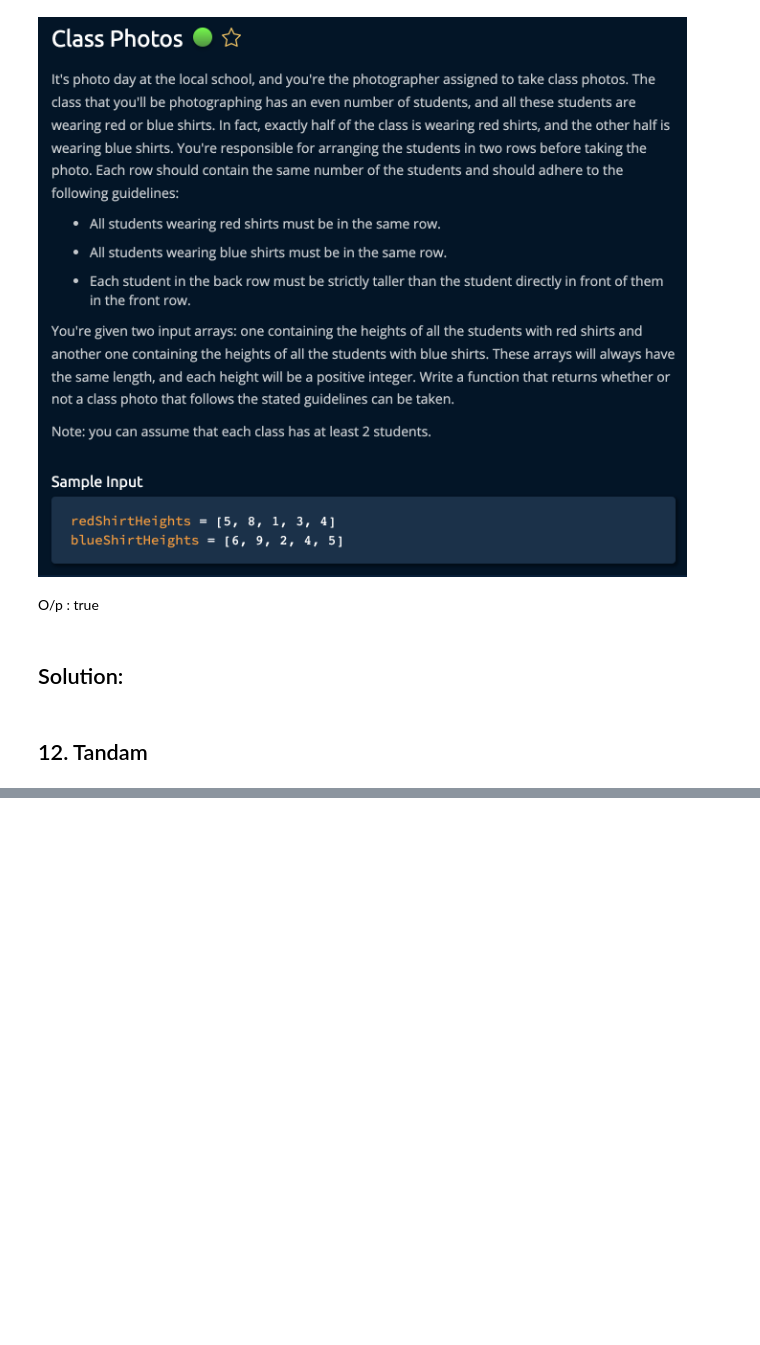
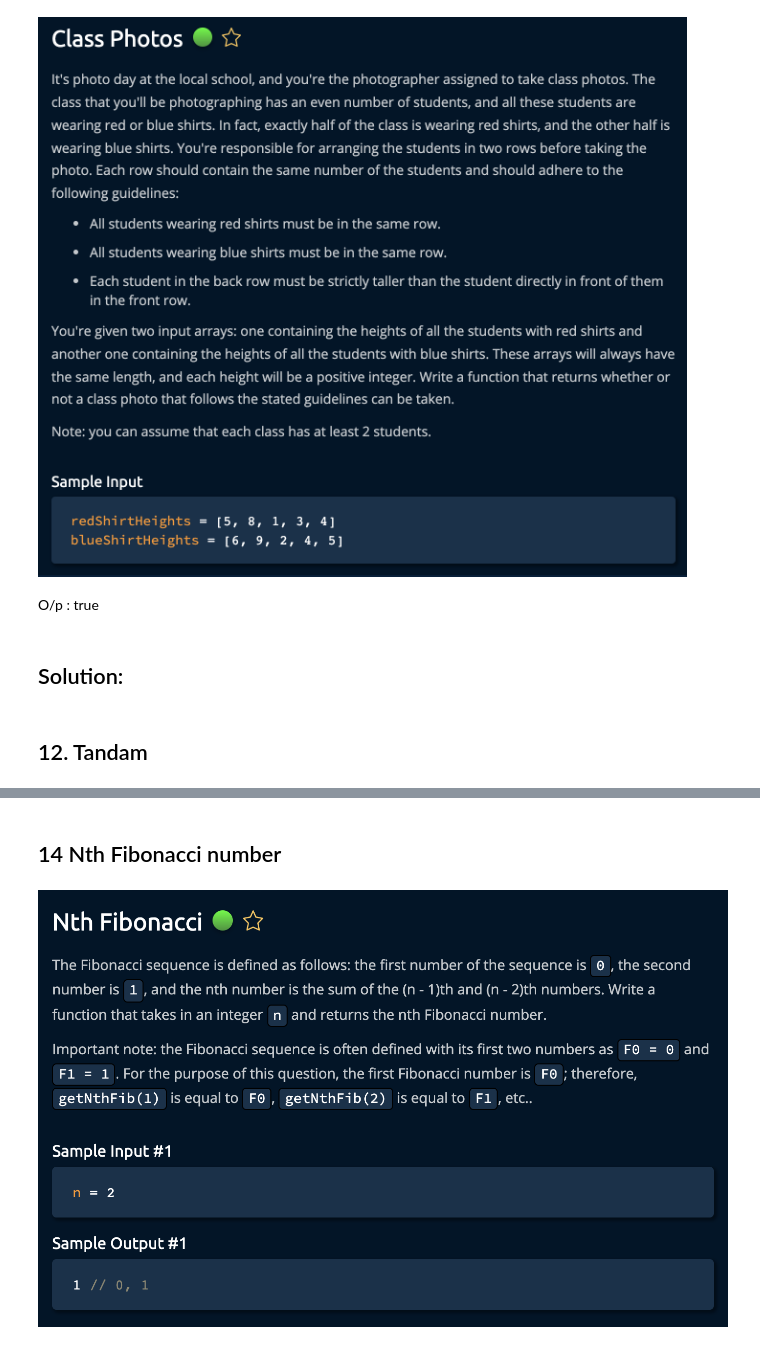
Before and after one commit to shubhamDarmwar/DataStructures, a Jupyter notebook: Excercise/EasyQuestions/Easy Questions.ipynb, the cells around one changed output, grey strips where cells are left out. Cells and saved outputs as stored; diff of their text form; code cells hidden in the pictures; blank space fills up the shorter version.

```diff
--- a/Excercise/EasyQuestions/Easy Questions.ipynb
+++ b/Excercise/EasyQuestions/Easy Questions.ipynb
@@ -367,0 +423,6 @@ def classPhotos(redShirtHeights, blueShirtHeights):
+# %% [markdown]
+## 14 Nth  Fibonacci number
+# %%
+Image('Questions/14_Nth_fibonacci.png')
+# %% [output]
+[figure, added]
```
Also changed, not shown: parts of 14 cells of this notebook, 29 other files.
